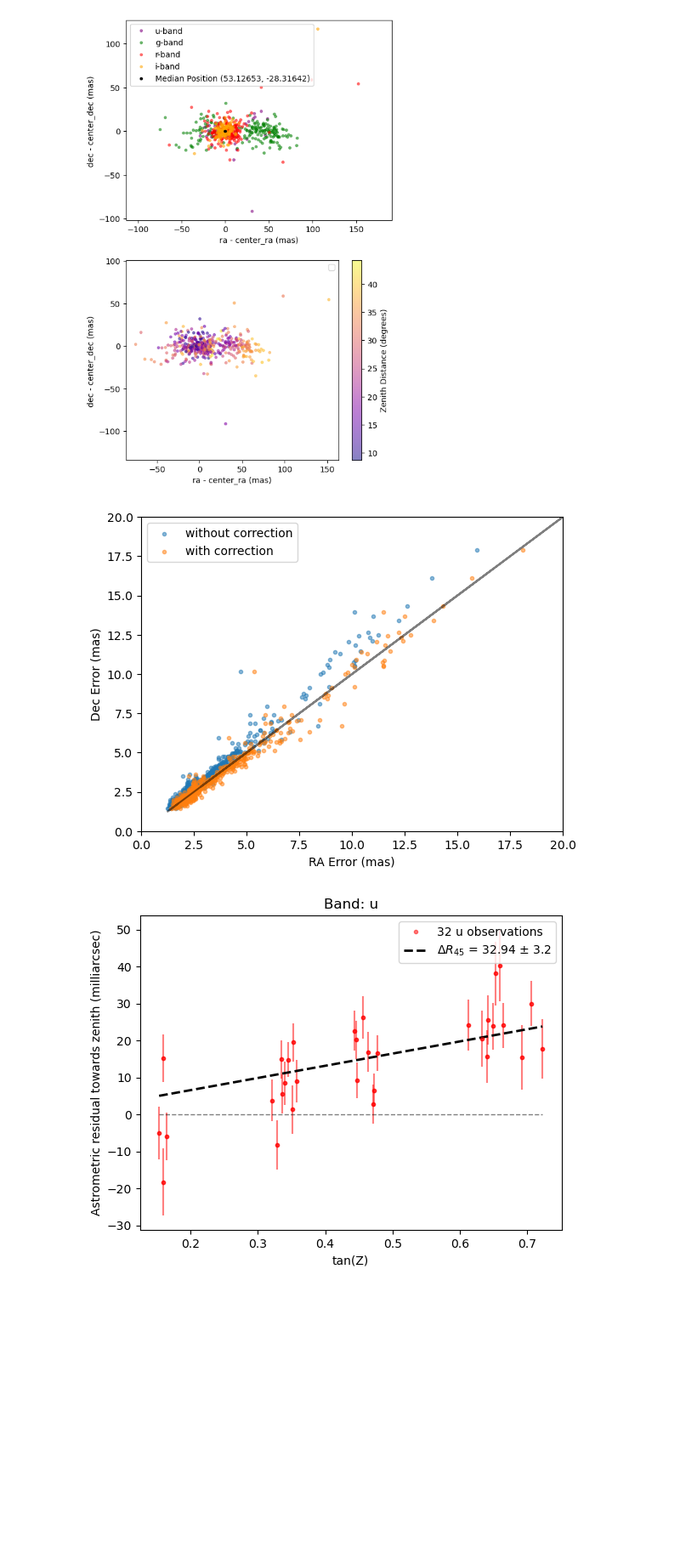
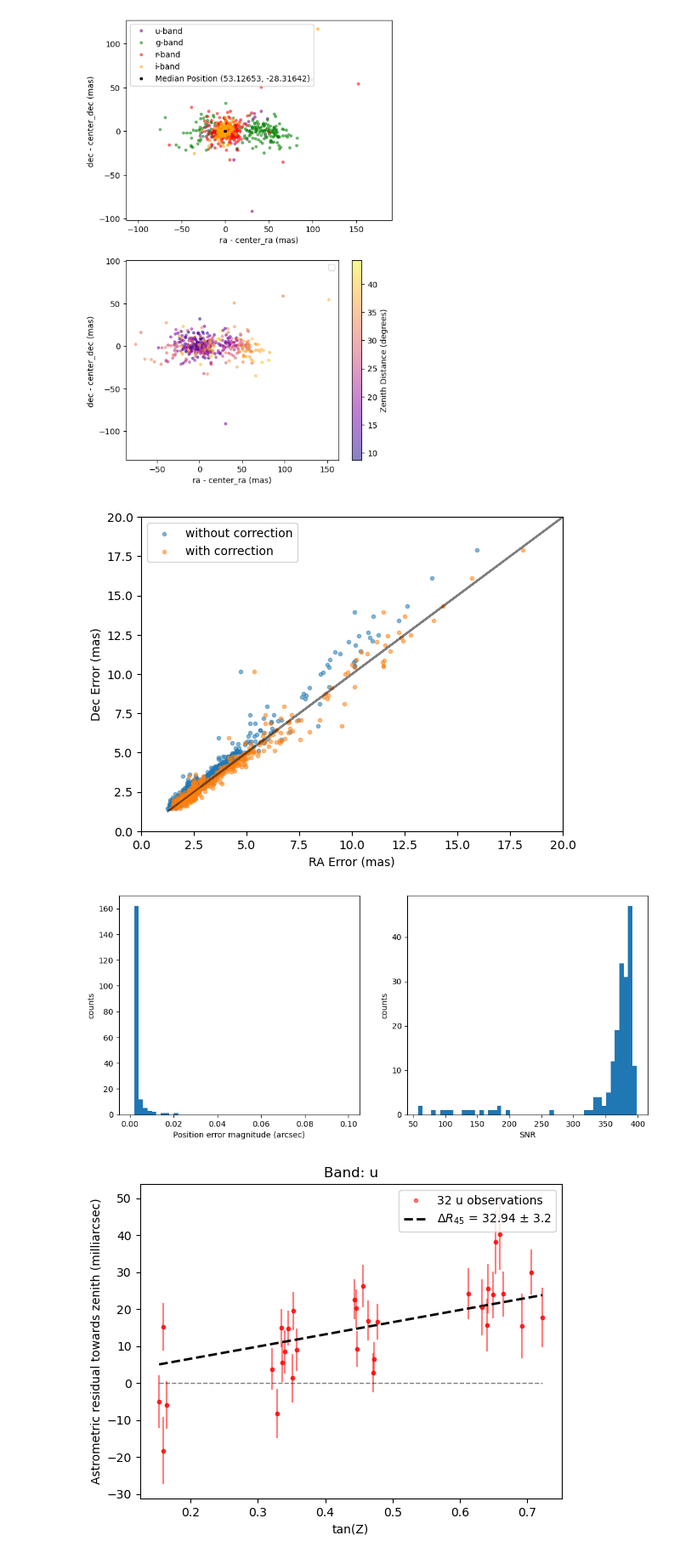
Before and after one commit to LSSTDESC/DifferentialCR, a Jupyter notebook: DCR_in_DP1.ipynb, the cells around one changed output. Shown at 85% size. Drawn from its saved outputs; the diff is of its cells as text; code cells hidden in the pictures; blank space fills up the shorter version.

Commit message:
add histograms to evaluate quality of data

```diff
--- a/DCR_in_DP1.ipynb
+++ b/DCR_in_DP1.ipynb
@@ -61,10 +61,20 @@ for i, col in enumerate(visit_default_column_names):
 # %%
 # Getting data using the tap service on the RSP:
 
-# from lsst.rsp import get_tap_service
-# service = get_tap_service("tap")
+from lsst.rsp import get_tap_service
+service = get_tap_service("tap")
 
-from APIaccess import queryTAP
+def queryTAP(query):
+    job = service.submit_job(query)
+    job.run()
+    job.wait(phases=['COMPLETED', 'ERROR'])
+    print('Job phase is', job.phase)
+    if job.phase == 'ERROR':
+        job.raise_if_error()
+    assert job.phase == 'COMPLETED'
+    return job.fetch_result().to_table()
+
+# from APIaccess import queryTAP
 
 ra = 53.161541666666665 #deg
 dec = -28.160638888888887 #deg
@@ -232,25 +243,42 @@ Clipped distribution of points:
 # %%
 #Apply correction to raErr and ra_dec_Cov to account for overcorrection in DP1
 # check distributions of raErr and decErr: (see community forum post for more discussion on this https://community.lsst.org/t/anomalies-in-dp1-right-ascension-errors/11178/13)
 
 correction = np.cos(master_original['dec_1']*np.pi/180)
 plt.scatter(master_original['raErr'] * 3600 * 10**3, master_original['decErr'] * 3600 * 10**3, alpha = 0.5,marker = '.', label = 'without correction')
 plt.scatter(master_original['raErr']/correction * 3600 * 10**3, master_original['decErr'] * 3600 * 10**3, alpha = 0.5,marker = '.',
  label = 'with correction')
 plt.plot(master_original['raErr'] * 3600 * 10**3, master_original['raErr'] * 3600 * 10**3, 'k-', alpha = 0.5)
 plt.xlabel('RA Error (mas)')
 plt.ylabel('Dec Error (mas)')
 plt.xlim(0, 20)
 plt.ylim(0, 20)
 plt.legend()
 plt.show()
+plt.close()
 
 
 #apply correction using master_original to prevent overwriting the already corrected values in master:
 master['raErr'] = master_original['raErr']/ correction
 master['ra_dec_Cov'] = master_original['ra_dec_Cov']/correction
+
+
+fig, ax = plt.subplots(1,2, figsize = (12, 5))
+
+band_mask = master['band_1'] == 'g'
+
+ax[0].hist(np.sqrt(master['raErr'][band_mask]**2 + master['decErr'][band_mask]**2)*3600, 50, range = (0, 0.1)) # magnitude of position error
+ax[0].set_xlabel('Position error magnitude (arcsec)')
+ax[0].set_ylabel('counts')
+
+ax[1].hist(master['psfFlux'][band_mask]/master['psfFluxErr'][band_mask], 50) # magnitude of position error
+ax[1].set_xlabel('SNR')
+ax[1].set_ylabel('counts')
+
+plt.show()
 # %% [output]
 [figure]
+[figure, added]
 # %%
 # Add a few columns to the master table: zenith RA/Dec, parallactic angle, and the magnitude of the astrometric shift (from a reference position) projected along the zenith direction
 
```
Also changed, not shown: parts of 1 cell of this notebook.
